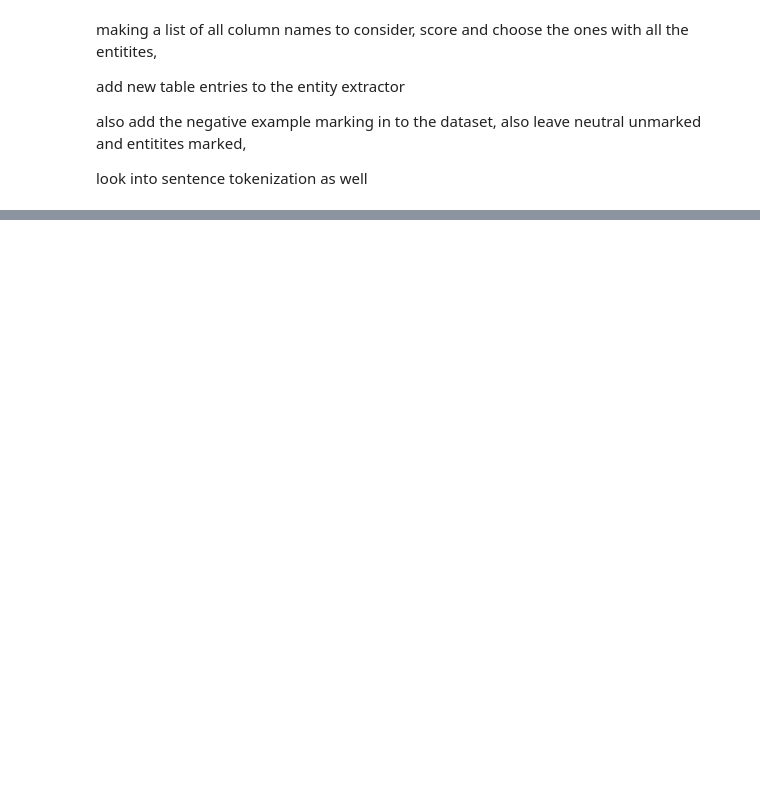
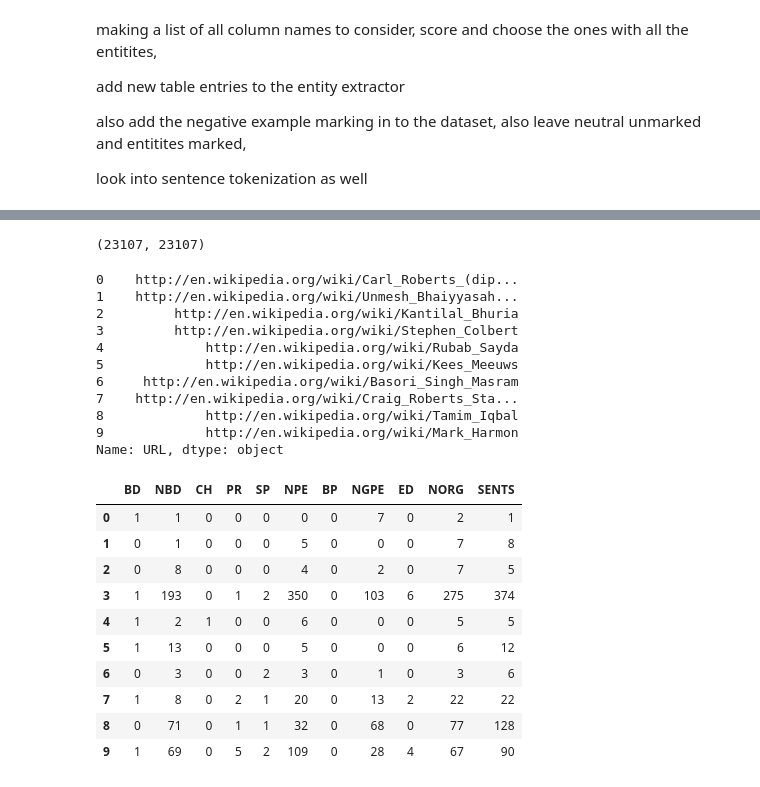
Before and after one commit to ratmcu/wiki_ner, a Jupyter notebook: wiki_conll_dataset.ipynb, the cells around one changed output, grey strips where cells are left out. Cells and saved outputs as stored; diff of their text form; code cells hidden in the pictures; blank space fills up the shorter version.

```diff
--- a/wiki_conll_dataset.ipynb
+++ b/wiki_conll_dataset.ipynb
@@ -942,0 +569,22 @@ array([[<matplotlib.axes._subplots.AxesSubplot object at 0x...>,
+# %%
+import random
+# data = random.choices(links_js, k=random_test_params['samples'])
+indices_list = entity_presence_score_df.iloc[:,1:].groupby('SCORE').groups[6.0]
+
+indices_list = random.choices(indices_list, k=10)
+for index in indices_list:
+    url = 'http://en.wikipedia.org'+entity_presence_score_df.iloc[index]['LINK']
+    try:
+        urllib.request.urlopen(url, timeout = 5)
+    except:
+        raise Exception('page not found!!!!!!!!!')
+    pg = PageContents(url)
+
+    if not pg.table:
+        raise Exception('unable to find a info table in the page')
+# pg = PageContents('https://en.wikipedia.org/wiki/Donald_Trump')
+    else:
+        print(url)
+        info_card = InfoCard(pg)
+        print(info_card.info_table)
+        print(PrivateEntities(info_card).entity_dict)
@@ -942,0 +833,49 @@ array([[<matplotlib.axes._subplots.AxesSubplot object at 0x...>,
+# %%
+import os
+paths_summary = sorted([os.path.join(f[0], name) for f in os.walk('./dataset')
+                if len(f[2])!=0 for name in f[2] if os.path.splitext(name)[-1] == '.csv' and name.split('_')[0]=='summary'],
+               key=lambda path: int(path.split('_')[-1].split('.')[0]))
+
+paths_annot = sorted([os.path.join(f[0], name) for f in os.walk('./dataset')
+                if len(f[2])!=0 for name in f[2] if os.path.splitext(name)[-1] == '.csv' and name.split('_')[0]=='annot'],
+               key=lambda path: int(path.split('_')[-1].split('.')[0]))
+# %%
+len(paths_annot), len(paths_summary)
+# %% [output]
+(23107, 23107)
+# %%
+import pandas as pd
+summary_df = pd.DataFrame()
+import random
+paths = random.choices(paths_summary, k=10)
+# for path in paths:
+for path in paths_summary[:10]:
+    df = pd.read_csv(path).iloc[:,1:]
+#     if df.iloc[:,1:]['BP'][0]!=0:
+#         summary_df = summary_df.append(df, ignore_index = True)
+    summary_df = summary_df.append(df, ignore_index = True)
+print(summary_df['URL'])
+summary_df.iloc[:,1:]
+# %% [output]
+0    http://en.wikipedia.org/wiki/Carl_Roberts_(dip...
+1    http://en.wikipedia.org/wiki/Unmesh_Bhaiyyasah...
+2         http://en.wikipedia.org/wiki/Kantilal_Bhuria
+3         http://en.wikipedia.org/wiki/Stephen_Colbert
+4             http://en.wikipedia.org/wiki/Rubab_Sayda
+5             http://en.wikipedia.org/wiki/Kees_Meeuws
+6     http://en.wikipedia.org/wiki/Basori_Singh_Masram
+7    http://en.wikipedia.org/wiki/Craig_Roberts_Sta...
+8             http://en.wikipedia.org/wiki/Tamim_Iqbal
+9             http://en.wikipedia.org/wiki/Mark_Harmon
+Name: URL, dtype: object
+|  | BD | NBD | CH | PR | SP | NPE | BP | NGPE | ED | NORG | SENTS |
+| 0 | 1 | 1 | 0 | 0 | 0 | 0 | 0 | 7 | 0 | 2 | 1 |
+| 1 | 0 | 1 | 0 | 0 | 0 | 5 | 0 | 0 | 0 | 7 | 8 |
+| 2 | 0 | 8 | 0 | 0 | 0 | 4 | 0 | 2 | 0 | 7 | 5 |
+| 3 | 1 | 193 | 0 | 1 | 2 | 350 | 0 | 103 | 6 | 275 | 374 |
+| 4 | 1 | 2 | 1 | 0 | 0 | 6 | 0 | 0 | 0 | 5 | 5 |
+| 5 | 1 | 13 | 0 | 0 | 0 | 5 | 0 | 0 | 0 | 6 | 12 |
+| 6 | 0 | 3 | 0 | 0 | 2 | 3 | 0 | 1 | 0 | 3 | 6 |
+| 7 | 1 | 8 | 0 | 2 | 1 | 20 | 0 | 13 | 2 | 22 | 22 |
+| 8 | 0 | 71 | 0 | 1 | 1 | 32 | 0 | 68 | 0 | 77 | 128 |
+| 9 | 1 | 69 | 0 | 5 | 2 | 109 | 0 | 28 | 4 | 67 | 90 |
```
Also changed, not shown: parts of 49 cells of this notebook.
